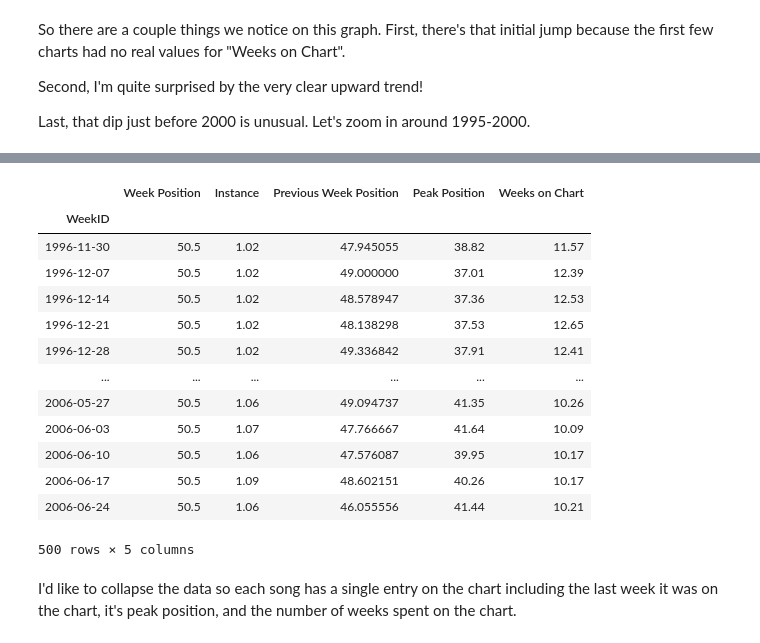
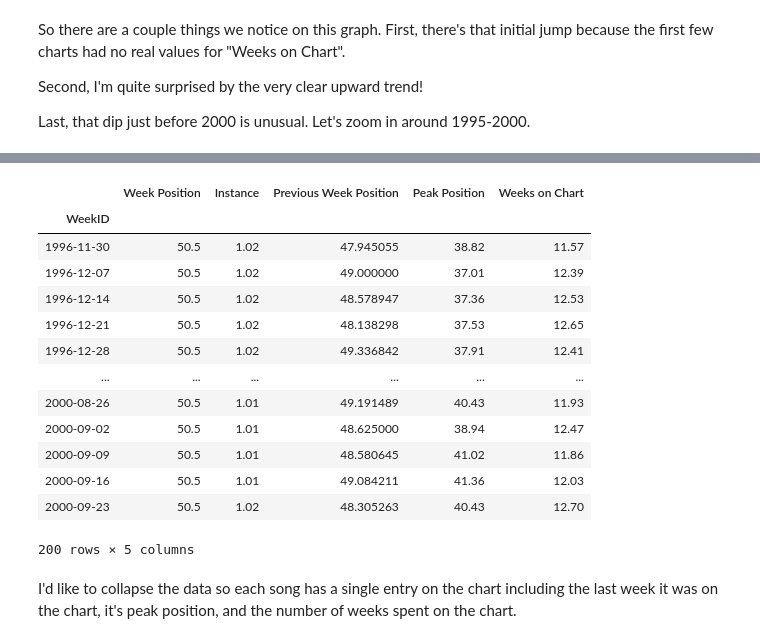
Before and after one commit to RobNewt/Data-Analysis, a Jupyter notebook: Billboard Top 100 (In Progress).ipynb, the cells around one changed output, grey strips where cells are left out. Drawn from its saved outputs; the diff is of its cells as text; code cells hidden in the pictures.

```diff
--- a/Billboard Top 100 (In Progress).ipynb
+++ b/Billboard Top 100 (In Progress).ipynb
@@ -200,20 +200,20 @@ TypeError: '>' not supported between instances of '_iLocIndexer' and 'int'
 # %%
-mean[2000:2500]
+mean[2000:2200]
 # %% [output]
 |  | Week Position | Instance | Previous Week Position | Peak Position | Weeks on Chart |
 | WeekID |  |  |  |  |  |
 | 1996-11-30 | 50.5 | 1.02 | 47.945055 | 38.82 | 11.57 |
 | 1996-12-07 | 50.5 | 1.02 | 49.000000 | 37.01 | 12.39 |
 | 1996-12-14 | 50.5 | 1.02 | 48.578947 | 37.36 | 12.53 |
 | 1996-12-21 | 50.5 | 1.02 | 48.138298 | 37.53 | 12.65 |
 | 1996-12-28 | 50.5 | 1.02 | 49.336842 | 37.91 | 12.41 |
 | ... | ... | ... | ... | ... | ... |
-| 2006-05-27 | 50.5 | 1.06 | 49.094737 | 41.35 | 10.26 |
-| 2006-06-03 | 50.5 | 1.07 | 47.766667 | 41.64 | 10.09 |
-| 2006-06-10 | 50.5 | 1.06 | 47.576087 | 39.95 | 10.17 |
-| 2006-06-17 | 50.5 | 1.09 | 48.602151 | 40.26 | 10.17 |
-| 2006-06-24 | 50.5 | 1.06 | 46.055556 | 41.44 | 10.21 |
+| 2000-08-26 | 50.5 | 1.01 | 49.191489 | 40.43 | 11.93 |
+| 2000-09-02 | 50.5 | 1.01 | 48.625000 | 38.94 | 12.47 |
+| 2000-09-09 | 50.5 | 1.01 | 48.580645 | 41.02 | 11.86 |
+| 2000-09-16 | 50.5 | 1.01 | 49.084211 | 41.36 | 12.03 |
+| 2000-09-23 | 50.5 | 1.02 | 48.305263 | 40.43 | 12.70 |
-500 rows × 5 columns
+200 rows × 5 columns
 # %% [markdown]
 I'd like to collapse the data so each song has a single entry on the chart including the last week it was on the chart, it's peak position, and the number of weeks spent on the chart.
 # %%
```
Also changed, not shown: parts of 1 cell of this notebook.
